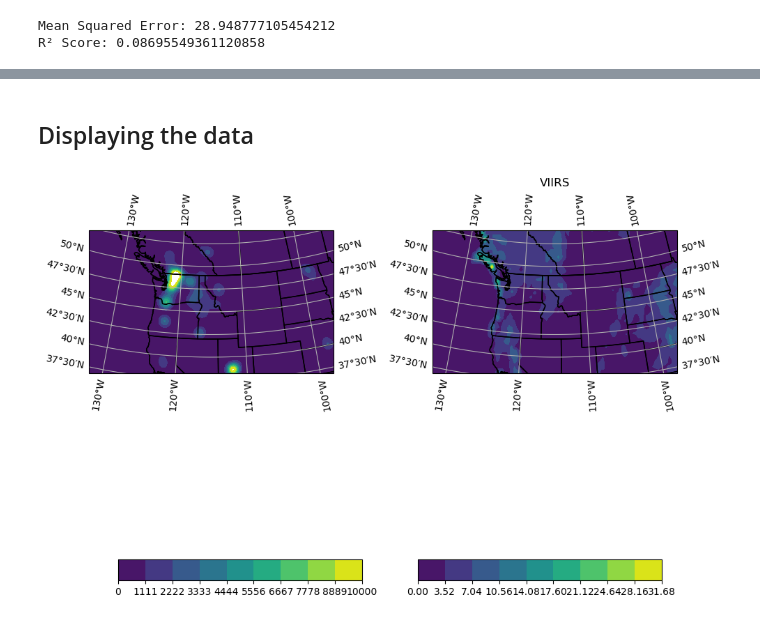
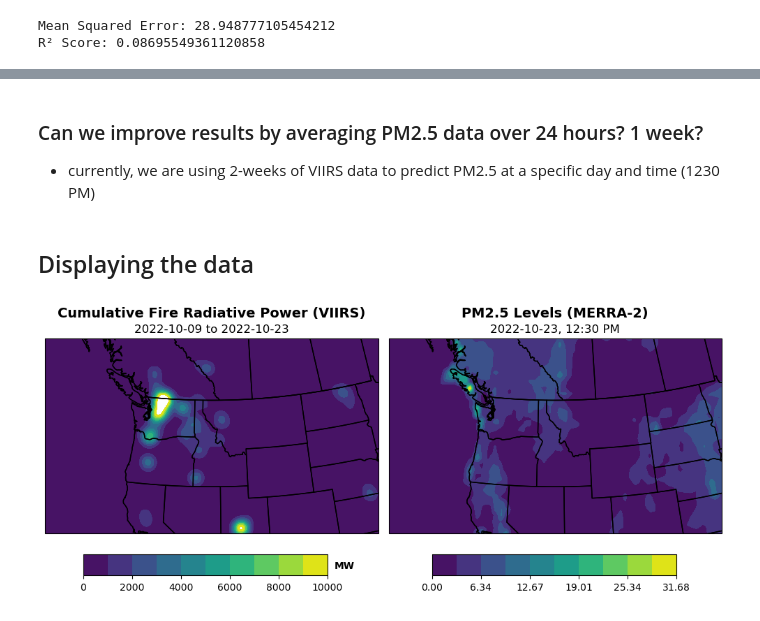
Before and after one commit to vcaristo/merra2_linReg, a Jupyter notebook: Iteration2.ipynb, the cells around one changed output, grey strips where cells are left out. Saved outputs shown, nothing was run; the diff lists cells and outputs as text; code cells hidden in the pictures.

```diff
--- a/Iteration2.ipynb
+++ b/Iteration2.ipynb
@@ -343,6 +358,12 @@ R² Score: 0.08695549361120858
+# %% [markdown]
+### Can we improve results by averaging PM2.5 data over 24 hours? 1 week?
+- currently, we are using 2-weeks of VIIRS data to predict PM2.5 at a specific day and time (1230 PM)
 # %% [markdown]
 ## Displaying the data
 # %%
+start = datetime.strftime(periods[0][0], "%Y-%m-%d")
+end = datetime.strftime(periods[0][1], "%Y-%m-%d")
+
 crs_proj4 = ccrs.AlbersEqualArea(
     central_longitude=-115,  # Central meridian
     central_latitude=45,     # Latitude of origin
@@ -360,8 +381,15 @@ ax.coastlines(resolution='50m')
 ax.add_feature(cfeature.BORDERS)
 ax.add_feature(cfeature.STATES)
 
+ax.set_title(f"Cumulative Fire Radiative Power (VIIRS)", fontsize=14, fontweight='bold', y=1.08)
+ax.text(x=0.5, y = 1.02, s = f"{start} to {end}", transform=ax.transAxes,
+          ha='center', va='bottom', fontsize=12)
 # Set up filled and line contours
-filled_c1 = ax.contourf(combined_ds.x, combined_ds.y, heatmap, levels=np.linspace(0,10000,10),
+# 10 levels from 0 to max
+max_val = heatmap.max()
+levels = np.linspace(0, max_val, 10)
+
+filled_c1 = ax.contourf(combined_ds.x, combined_ds.y, heatmap, levels=np.linspace(0,10000,11),
                        transform=crs_proj4)
 
 # plot the MERRA2 data
@@ -369,39 +397,43 @@ filled_c1 = ax.contourf(combined_ds.x, combined_ds.y, heatmap, levels=np.linspac
 heatmap_merra2 = combined_ds.sel(time=periods[0][1]).MERRA2_CNN_Surface_PM25.values
 
 # Lat/lon grid lines
-ax.gridlines(draw_labels=True, dms=True, x_inline=False, y_inline=False)
+#ax.gridlines(draw_labels=False, dms=True, x_inline=False, y_inline=False)
 
 ax2 = fig.add_subplot(122, projection=crs_proj4)
 ax2.set_extent([x_min, x_max, y_min, y_max], crs=crs_proj4) # CONUS extent
 ax2.coastlines(resolution='50m')
 ax2.add_feature(cfeature.BORDERS)
 ax2.add_feature(cfeature.STATES)
 
 # Set up filled and line contours
 # 10 levels from 0 to max
 max_val = heatmap_merra2.max()
-levels = np.linspace(0, max_val, 10)
+levels = np.linspace(0, max_val, 11)
 
 filled_c2 = ax2.contourf(combined_ds.x, combined_ds.y, heatmap_merra2, levels=levels,
                        transform=crs_proj4)
 
 # Lat/lon grid lines
-ax2.gridlines(draw_labels=True, dms=True, x_inline=False, y_inline=False)
-#ax2.text(x=0.5, y = -.4, s = "testing", transform=ax2.transAxes,
-         #  ha='center', va='top', fontsize=10, fontweight="bold")
-ax2.set_title("VIIRS")
+#ax2.gridlines(draw_labels=False, dms=True, x_inline=False, y_inline=False)
+ax2.text(x=0.5, y = 1.02, s = f"{end}, 12:30 PM", transform=ax2.transAxes,
+          ha='center', va='bottom', fontsize=12)
+ax2.set_title(f"PM2.5 Levels (MERRA-2)", fontsize=14, fontweight='bold', y=1.08)
 
 # Set up colorbar and figure title
 # Add individual colorbars beneath each subplot
-cbar_ax1 = fig.add_axes([0.12, 0.1, 0.35, 0.03])  # [left, bottom, width, height] for first colorbar
-cbar_ax2 = fig.add_axes([0.55, 0.1, 0.35, 0.03])  # [left, bottom, width, height] for second colorbar
+cbar_ax1 = fig.add_axes([0.07, .3, 0.35, 0.03])  # [left, bottom, width, height] for first colorbar
+cbar_ax2 = fig.add_axes([0.57, .3, 0.35, 0.03])  # [left, bottom, width, height] for second colorbar
 
 fig.colorbar(filled_c1, cax=cbar_ax1, orientation='horizontal')  # Colorbar for first plot
 fig.colorbar(filled_c2, cax=cbar_ax2, orientation='horizontal')  # Colorbar for second plot
+
+fig.text(x=.43, y = .31, s = f"MW",
+          fontsize=10, fontweight="bold")
+
 #fig.suptitle('VIIRS Fire data 2DHist', fontsize=16, y = .67)
 
 plt.tight_layout()
 
 plt.show()
 # %% [output]
-[figure, old version]
+[figure, new version]
```
Also changed, not shown: parts of 1 cell of this notebook.
